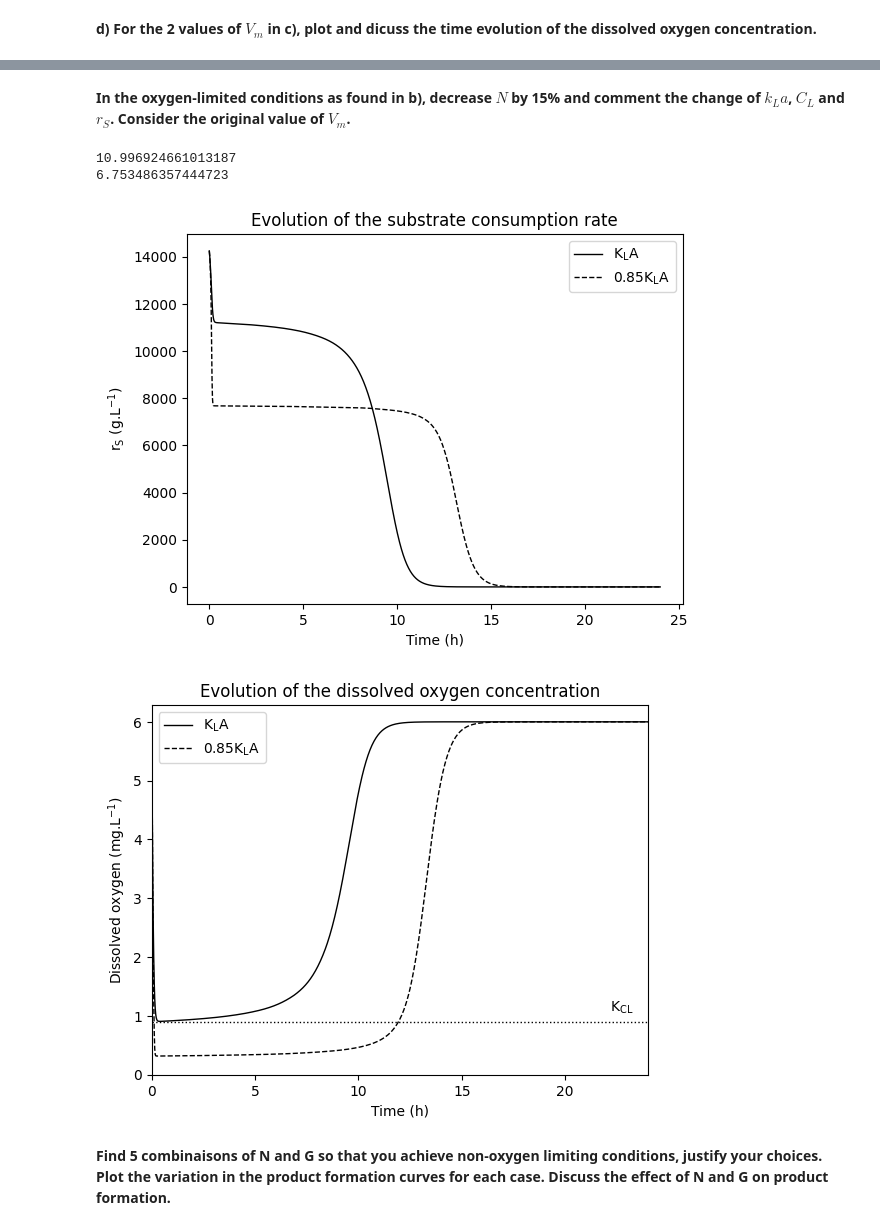
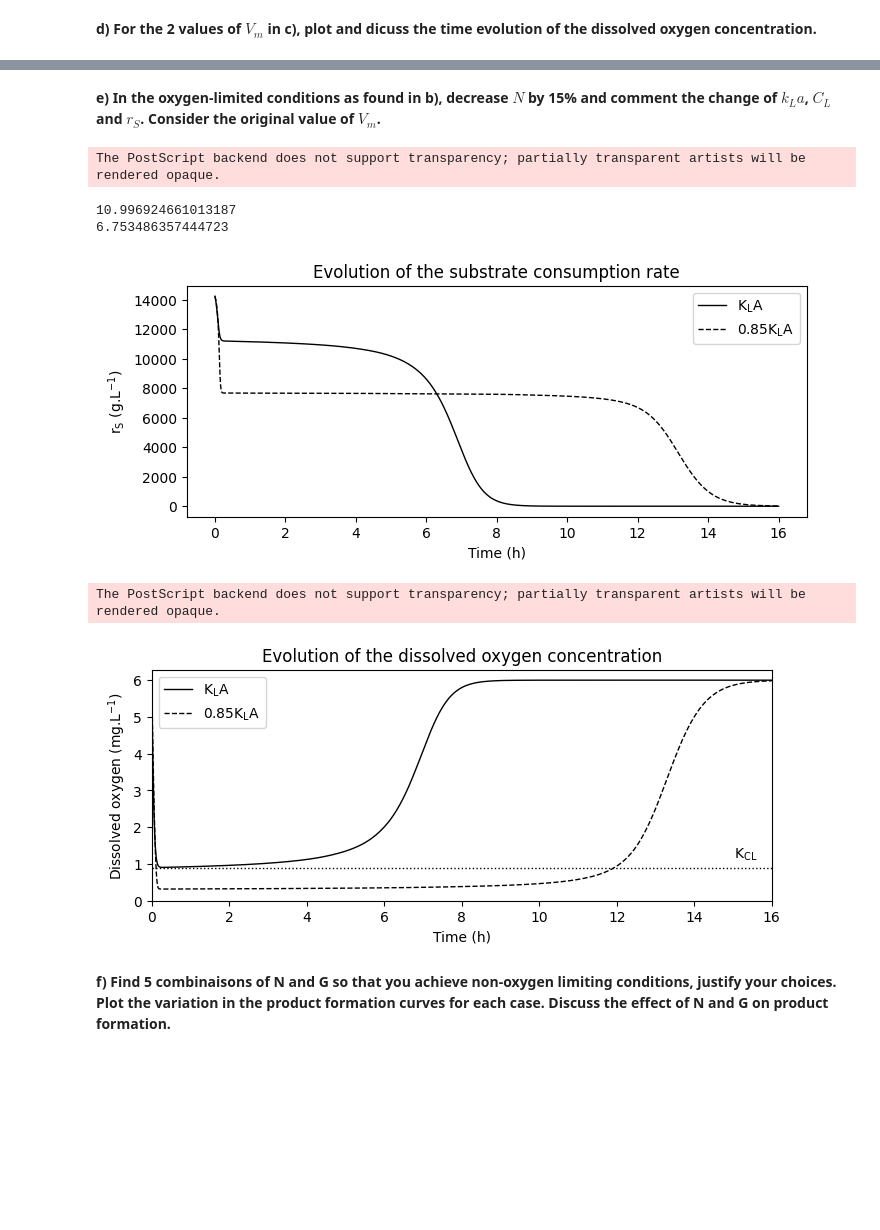
Before and after one commit to jonathanrsr/biochemical, a Jupyter notebook: Projects/5. Complex systems/exercise 1.ipynb, the cells around one changed output, grey strips where cells are left out. Saved outputs shown, nothing was run; the diff lists cells and outputs as text; code cells hidden in the pictures; blank space fills up the shorter version.

```diff
--- a/Projects/5. Complex systems/exercise 1.ipynb
+++ b/Projects/5. Complex systems/exercise 1.ipynb
@@ -2,6 +2,8 @@
 import numpy as np
 import matplotlib.pyplot as plt
 from scipy.integrate import solve_ivp
+
+plt.rcParams['figure.figsize'] = [8, 3]
 
 # Oxygen transfer parameters
 k = 3.2e-13 # h^2.5/m^1.5
@@ -60,7 +62,7 @@ def model(t, y0, G, N, Vm):
 y0 = [100/1e-3, 6*1e-3/1e-3, 0] # S, CL, P
 
 # Time points
-t = np.linspace(0, 12, 1001)
+t = np.linspace(0, 10, 1001)
 
 N = 3e4 # /h
 G = 30 # m^3/h
@@ -102,5 +104,6 @@ handles2, labels2 = ax2.get_legend_handles_labels()
 ax1.legend(handles1 + handles2, labels1 + labels2, loc='right')  # Combine the legends and set the location to lower right
 
 plt.title('Evolution of the substrate, product and oxygen concentrations')
+# plt.savefig('Images/1.a.eps', format='eps')
 plt.show()
 # %% [output]
@@ -133,7 +138,7 @@ print(Gmin)
 # %% [markdown]
 **c) Set the aeration rate to the value found in b) and reduce the maximum substrate consumption rate $V_m$ by half. Does the average product formation rate (from $t = 0$ till the beginning of the steady-state) decrease by $\frac{1}{2}$ (perform analysis for $V_m = V_m$ and $V_m = \frac{V_m}{2}$). Is the reaction still oxygen limited?**
 # %%
-t = np.linspace(0, 24, 1001)
+t = np.linspace(0, 22, 1001)
 
 sol3 = model(t, y0, Gmin, N, Vm)
 
@@ -177,43 +184,49 @@ plt.show()
 # %% [markdown]
-**In the oxygen-limited conditions as found in b), decrease $N$ by 15% and comment the change of $k_La$, $C_L$ and $r_S$. Consider the original value of $V_m$.**
+**e) In the oxygen-limited conditions as found in b), decrease $N$ by 15% and comment the change of $k_La$, $C_L$ and $r_S$. Consider the original value of $V_m$.**
 # %%
+t = np.linspace(0, 16, 1001)
+
 rs3 = Vm*S3/(KS + S3)*(CL3/(KCL + CL3))
 kLA3 = k*N**3*np.sqrt(Gmin)
 print(kLA3)
 
 kLA5 = k*(0.85*N)**3*np.sqrt(Gmin)
 print(kLA5)
 sol5 = model(t, y0, Gmin, 0.85*N, Vm)
 S5 = sol5[0]
 CL5 = sol5[1]
 rs5 = Vm*S5/(KS + S5)*(CL5/(KCL + CL5))
 
 plt.plot(t, rs3, label=r'$\mathregular{K_LA}$', color='black', linewidth=1)
 plt.plot(t, rs5, label=r'$0.85\mathregular{K_LA}$', color='black', linewidth=1, linestyle='--')
 plt.xlabel('Time (h)')
 plt.ylabel(r'$\mathregular{r_S}$ (g.L$^{-1}$)')
 plt.title('Evolution of the substrate consumption rate')
 plt.legend()
+# plt.savefig('Images/1.e.1.eps', format='eps')
 plt.show()
 
 plt.plot(t, CL3, label=r'$\mathregular{K_LA}$', color='black', linewidth=1)
 plt.plot(t, CL5, label=r'$0.85\mathregular{K_LA}$', color='black', linewidth=1, linestyle='--')
 plt.hlines(3*KCL*1e3/1e3, 0, t[-1], color='black', linestyle=':', linewidth=1)
 plt.annotate(r'$\mathregular{K_{CL}}$', (t[-1], 3*KCL*1e3/1e3), textcoords="offset points", xytext=(-10, 10), ha='right', va='center', color='black')
 plt.legend()
 plt.xlabel('Time (h)')
 plt.ylabel(r'Dissolved oxygen (mg.L$^{-1}$)')
 plt.title('Evolution of the dissolved oxygen concentration')
 plt.xlim(0, t[-1])
 plt.ylim(0)
+# plt.savefig('Images/1.e.2.eps', format='eps')
 plt.show()
 # %% [output]
-10.996924661013187
-6.753486357444723
+The PostScript backend does not support transparency; partially transparent artists will be rendered opaque.
+10.996924661013187
+6.753486357444723
-[figure, old version]
+[figure, new version]
+The PostScript backend does not support transparency; partially transparent artists will be rendered opaque.
-[figure, old version]
+[figure, new version]
 # %% [markdown]
-**Find 5 combinaisons of N and G so that you achieve non-oxygen limiting conditions, justify your choices. Plot the variation in the product formation curves for each case. Discuss the effect of N and G on product formation.**
+**f) Find 5 combinaisons of N and G so that you achieve non-oxygen limiting conditions, justify your choices. Plot the variation in the product formation curves for each case. Discuss the effect of N and G on product formation.**
 # %%
 t = np.linspace(0, 12, 1001)
 
```
Also changed, not shown: parts of 5 cells of this notebook, 6 other files.
